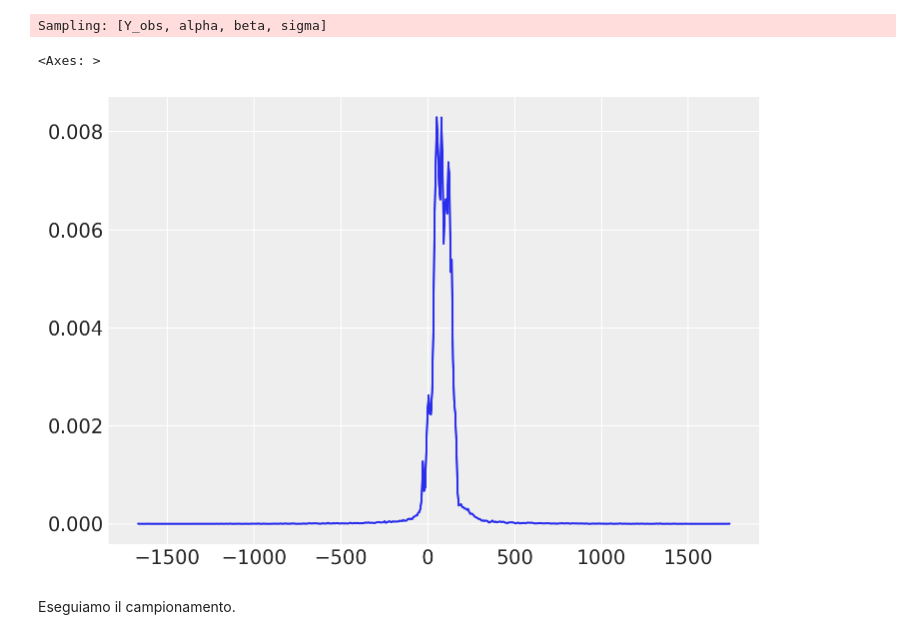
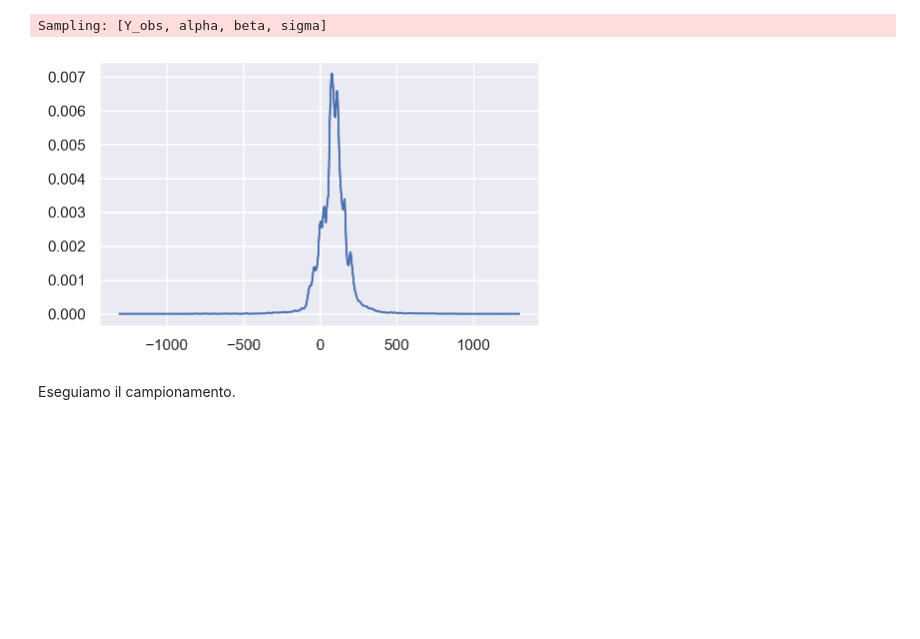
Before and after one commit to ccaudek/ds4psy_2023, a Jupyter notebook: 415_reglin_4.ipynb, the cells around one changed output. Cells and saved outputs as stored; diff of their text form; code cells hidden in the pictures; blank space fills up the shorter version.

```diff
--- a/415_reglin_4.ipynb
+++ b/415_reglin_4.ipynb
@@ -36,6 +36,7 @@ warnings.simplefilter("ignore")
 RANDOM_SEED = 8927
 rng = np.random.default_rng(RANDOM_SEED)
 az.style.use("arviz-darkgrid")
+sns.set(color_codes=True)
 # %% [markdown]
 Leggiamo i dati:
 # %%
@@ -142,13 +143,13 @@ mom_hs = kidiq["mom_hs"]
 Specifichiamo ora il modello usando PyMC.
 # %%
 μ_m = kidiq.kid_score.mean()
-μ_s = kidiq.kid_score.std() * 2
+μ_s = kidiq.kid_score.std() * 3
 
 with Model() as model:
     # Priors
     alpha = Normal("alpha", mu=μ_m, sigma=μ_s)
     beta = Normal("beta", mu=0, sigma=10)
-    sigma = pm.HalfCauchy("sigma", beta=10)
+    sigma = pm.HalfCauchy("sigma", beta=20)
     # Expected value of outcome
     mu = alpha + beta * mom_hs
     # Likelihood of observations
@@ -163,12 +164,9 @@ with model:
 # %% [output]
 Sampling: [Y_obs, alpha, beta, sigma]
 # %%
-az.plot_dist(
-    prior_samples.prior_predictive["Y_obs"]
-)
+az.plot_dist(prior_samples.prior_predictive["Y_obs"], figsize=(5, 3));
 # %% [output]
-<Axes: >
-[figure, old version]
+[figure, new version]
 # %% [markdown]
 Eseguiamo il campionamento.
 # %%
```
Also changed, not shown: parts of 9 cells of this notebook, 1 other file.
